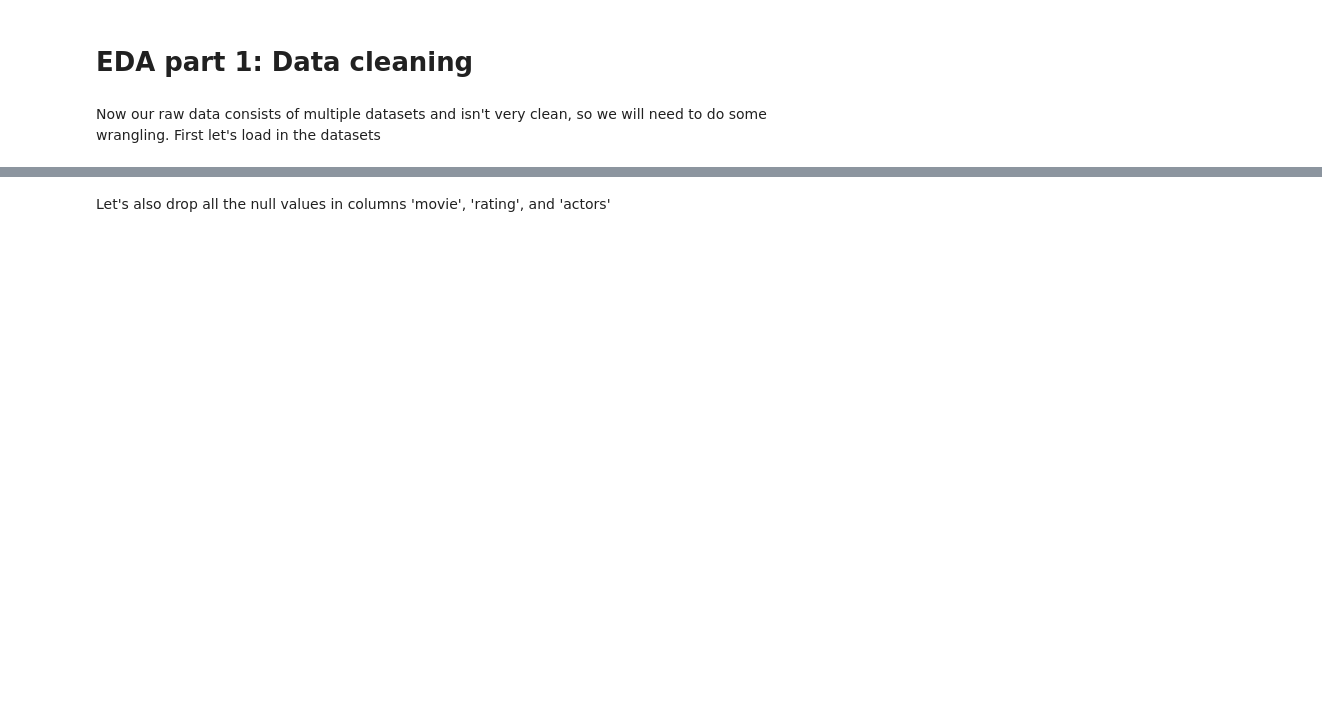
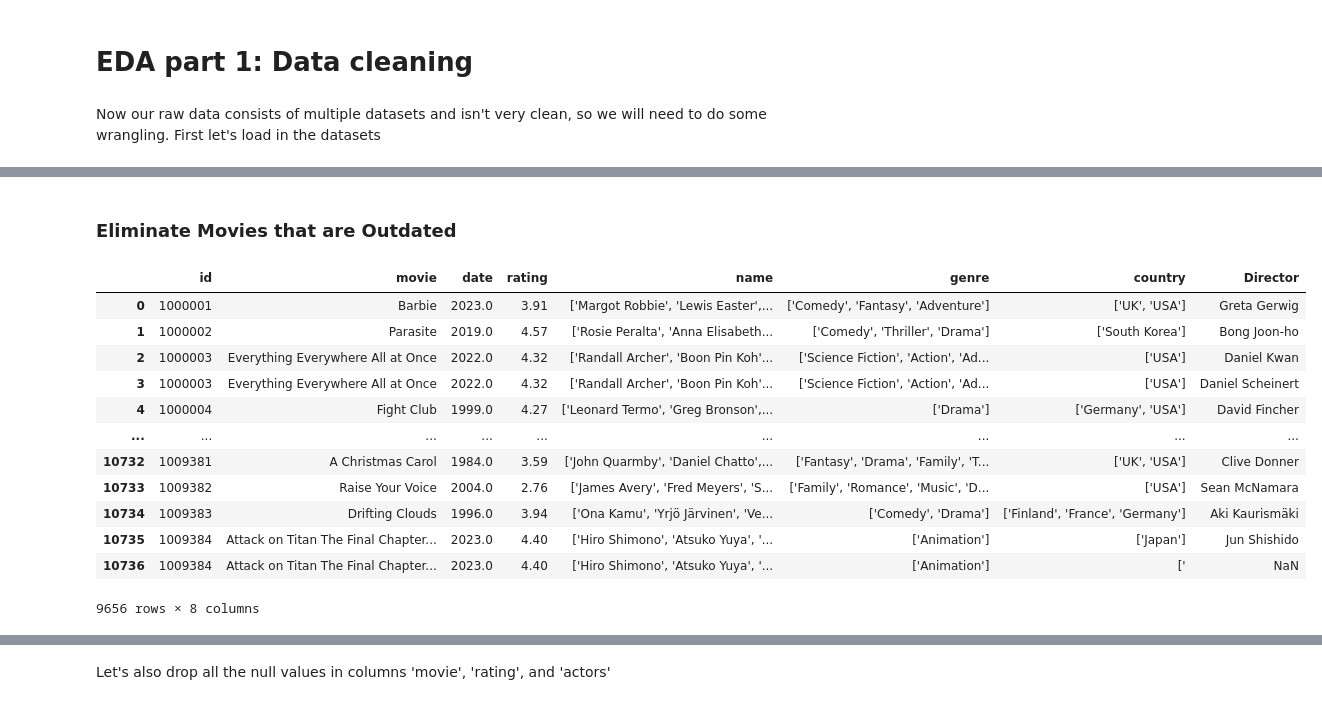
Before and after one commit to COGS108/Group080_WI24, a Jupyter notebook: EDACheckpoint_Group080_WI24.ipynb, the cells around one changed output, grey strips where cells are left out. Saved outputs shown, nothing was run; the diff lists cells and outputs as text; code cells hidden in the pictures; blank space fills up the shorter version.

```diff
--- a/EDACheckpoint_Group080_WI24.ipynb
+++ b/EDACheckpoint_Group080_WI24.ipynb
@@ -255,0 +354,21 @@ filtered_movies_df = filtered_movies_df.rename(columns={'name': 'actors'})
+# %% [markdown]
+### Eliminate Movies that are Outdated
+# %%
+#We want to eliminate movies that are too old, and we decided that 1970 is a good year to draw the line
+merged_df14576['date'] = pd.to_numeric(merged_df14576['date'], errors='coerce')
+filtered_df = merged_df14576[merged_df14576['date'] > 1970.0]
+filtered_df
+# %% [output]
+|  | id | movie | date | rating | name | genre | country | Director |
+| 0 | 1000001 | Barbie | 2023.0 | 3.91 | ['Margot Robbie', 'Lewis Easter',... | ['Comedy', 'Fantasy', 'Adventure'] | ['UK', 'USA'] | Greta Gerwig |
+| 1 | 1000002 | Parasite | 2019.0 | 4.57 | ['Rosie Peralta', 'Anna Elisabeth... | ['Comedy', 'Thriller', 'Drama'] | ['South Korea'] | Bong Joon-ho |
+| 2 | 1000003 | Everything Everywhere All at Once | 2022.0 | 4.32 | ['Randall Archer', 'Boon Pin Koh'... | ['Science Fiction', 'Action', 'Ad... | ['USA'] | Daniel Kwan |
+| 3 | 1000003 | Everything Everywhere All at Once | 2022.0 | 4.32 | ['Randall Archer', 'Boon Pin Koh'... | ['Science Fiction', 'Action', 'Ad... | ['USA'] | Daniel Scheinert |
+| 4 | 1000004 | Fight Club | 1999.0 | 4.27 | ['Leonard Termo', 'Greg Bronson',... | ['Drama'] | ['Germany', 'USA'] | David Fincher |
+| ... | ... | ... | ... | ... | ... | ... | ... | ... |
+| 10732 | 1009381 | A Christmas Carol | 1984.0 | 3.59 | ['John Quarmby', 'Daniel Chatto',... | ['Fantasy', 'Drama', 'Family', 'T... | ['UK', 'USA'] | Clive Donner |
+| 10733 | 1009382 | Raise Your Voice | 2004.0 | 2.76 | ['James Avery', 'Fred Meyers', 'S... | ['Family', 'Romance', 'Music', 'D... | ['USA'] | Sean McNamara |
+| 10734 | 1009383 | Drifting Clouds | 1996.0 | 3.94 | ['Ona Kamu', 'Yrjö Järvinen', 'Ve... | ['Comedy', 'Drama'] | ['Finland', 'France', 'Germany'] | Aki Kaurismäki |
+| 10735 | 1009384 | Attack on Titan The Final Chapter... | 2023.0 | 4.40 | ['Hiro Shimono', 'Atsuko Yuya', '... | ['Animation'] | ['Japan'] | Jun Shishido |
+| 10736 | 1009384 | Attack on Titan The Final Chapter... | 2023.0 | 4.40 | ['Hiro Shimono', 'Atsuko Yuya', '... | ['Animation'] | [' | NaN |
+9656 rows × 8 columns
```
Also changed, not shown: parts of 73 cells of this notebook.
